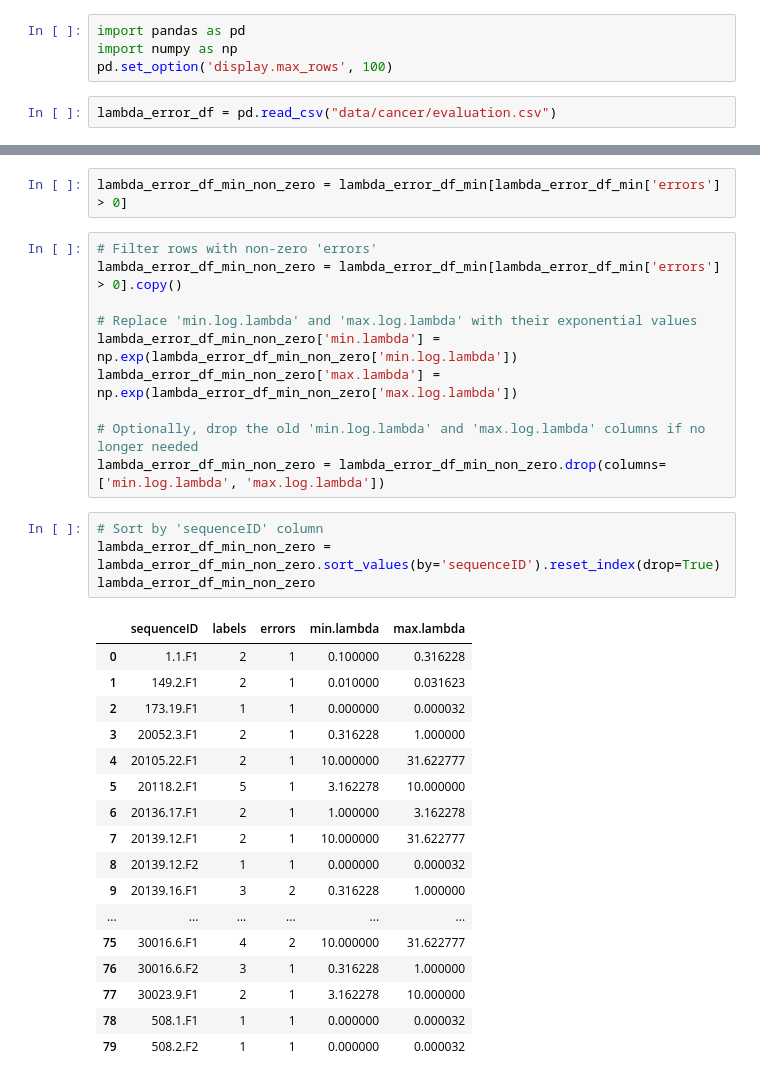
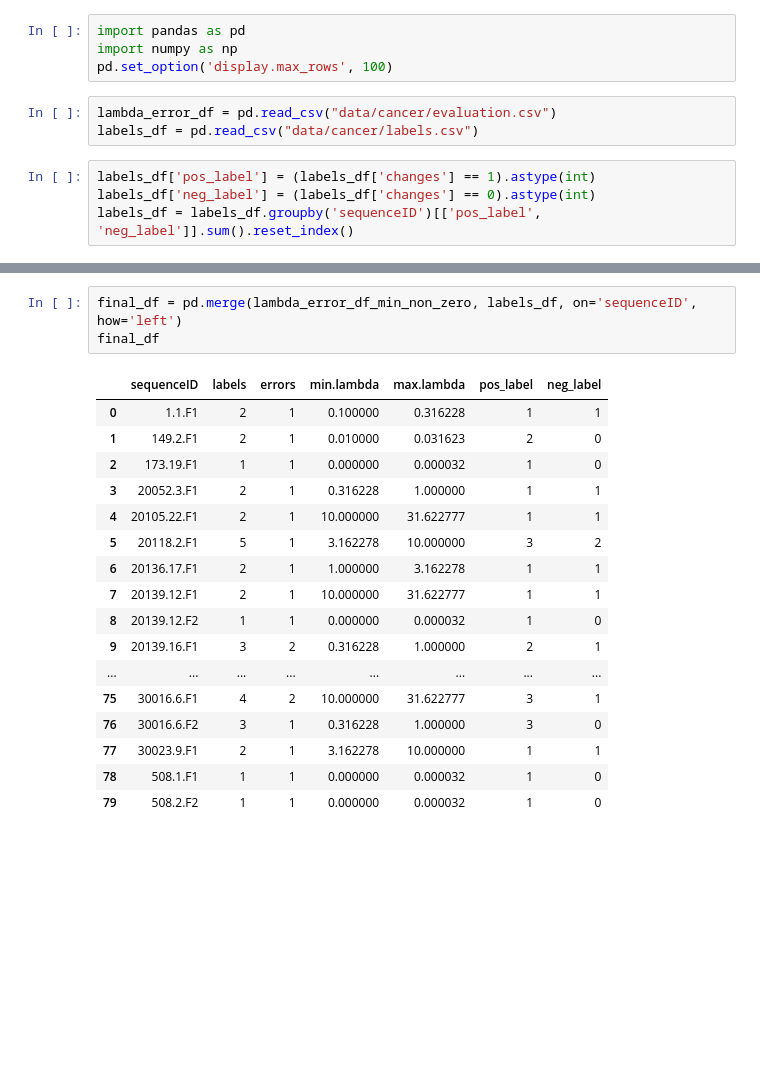
Before and after one commit to lamtung16/ML_Changepoint_Detection_Auto, a Jupyter notebook: test_sequence_cancer_has_label_error.ipynb, the cells around one changed output, grey strips where cells are left out. Cells and saved outputs as stored; diff of their text form; blank space fills up the shorter version.

```diff
--- a/test_sequence_cancer_has_label_error.ipynb
+++ b/test_sequence_cancer_has_label_error.ipynb
@@ -4,6 +4,11 @@ import numpy as np
 pd.set_option('display.max_rows', 100)
 # %%
 lambda_error_df = pd.read_csv("data/cancer/evaluation.csv")
+labels_df = pd.read_csv("data/cancer/labels.csv")
+# %%
+labels_df['pos_label'] = (labels_df['changes'] == 1).astype(int)
+labels_df['neg_label'] = (labels_df['changes'] == 0).astype(int)
+labels_df = labels_df.groupby('sequenceID')[['pos_label', 'neg_label']].sum().reset_index()
 # %%
 # Get the index of the minimum 'errors' value for each 'sequenceID' group
 min_error_indices = lambda_error_df.groupby('sequenceID')['errors'].idxmin()
@@ -13,34 +34,21 @@ lambda_error_df_min = lambda_error_df.loc[min_error_indices].reset_index(drop=Tr
-# %%
-lambda_error_df_min_non_zero = lambda_error_df_min[lambda_error_df_min['errors'] > 0]
-# %%
-# Filter rows with non-zero 'errors'
-lambda_error_df_min_non_zero = lambda_error_df_min[lambda_error_df_min['errors'] > 0].copy()
-
-# Replace 'min.log.lambda' and 'max.log.lambda' with their exponential values
-lambda_error_df_min_non_zero['min.lambda'] = np.exp(lambda_error_df_min_non_zero['min.log.lambda'])
-lambda_error_df_min_non_zero['max.lambda'] = np.exp(lambda_error_df_min_non_zero['max.log.lambda'])
-
-# Optionally, drop the old 'min.log.lambda' and 'max.log.lambda' columns if no longer needed
-lambda_error_df_min_non_zero = lambda_error_df_min_non_zero.drop(columns=['min.log.lambda', 'max.log.lambda'])
-# %%
-# Sort by 'sequenceID' column
-lambda_error_df_min_non_zero = lambda_error_df_min_non_zero.sort_values(by='sequenceID').reset_index(drop=True)
-lambda_error_df_min_non_zero
-# %% [output]
-|  | sequenceID | labels | errors | min.lambda | max.lambda |
-| 0 | 1.1.F1 | 2 | 1 | 0.100000 | 0.316228 |
-| 1 | 149.2.F1 | 2 | 1 | 0.010000 | 0.031623 |
-| 2 | 173.19.F1 | 1 | 1 | 0.000000 | 0.000032 |
-| 3 | 20052.3.F1 | 2 | 1 | 0.316228 | 1.000000 |
-| 4 | 20105.22.F1 | 2 | 1 | 10.000000 | 31.622777 |
-| 5 | 20118.2.F1 | 5 | 1 | 3.162278 | 10.000000 |
-| 6 | 20136.17.F1 | 2 | 1 | 1.000000 | 3.162278 |
-| 7 | 20139.12.F1 | 2 | 1 | 10.000000 | 31.622777 |
-| 8 | 20139.12.F2 | 1 | 1 | 0.000000 | 0.000032 |
-| 9 | 20139.16.F1 | 3 | 2 | 0.316228 | 1.000000 |
-| ... | ... | ... | ... | ... | ... |
-| 75 | 30016.6.F1 | 4 | 2 | 10.000000 | 31.622777 |
-| 76 | 30016.6.F2 | 3 | 1 | 0.316228 | 1.000000 |
-| 77 | 30023.9.F1 | 2 | 1 | 3.162278 | 10.000000 |
-| 78 | 508.1.F1 | 1 | 1 | 0.000000 | 0.000032 |
-| 79 | 508.2.F2 | 1 | 1 | 0.000000 | 0.000032 |
+# %%
+final_df = pd.merge(lambda_error_df_min_non_zero, labels_df, on='sequenceID', how='left')
+final_df
+# %% [output]
+|  | sequenceID | labels | errors | min.lambda | max.lambda | pos_label | neg_label |
+| 0 | 1.1.F1 | 2 | 1 | 0.100000 | 0.316228 | 1 | 1 |
+| 1 | 149.2.F1 | 2 | 1 | 0.010000 | 0.031623 | 2 | 0 |
+| 2 | 173.19.F1 | 1 | 1 | 0.000000 | 0.000032 | 1 | 0 |
+| 3 | 20052.3.F1 | 2 | 1 | 0.316228 | 1.000000 | 1 | 1 |
+| 4 | 20105.22.F1 | 2 | 1 | 10.000000 | 31.622777 | 1 | 1 |
+| 5 | 20118.2.F1 | 5 | 1 | 3.162278 | 10.000000 | 3 | 2 |
+| 6 | 20136.17.F1 | 2 | 1 | 1.000000 | 3.162278 | 1 | 1 |
+| 7 | 20139.12.F1 | 2 | 1 | 10.000000 | 31.622777 | 1 | 1 |
+| 8 | 20139.12.F2 | 1 | 1 | 0.000000 | 0.000032 | 1 | 0 |
+| 9 | 20139.16.F1 | 3 | 2 | 0.316228 | 1.000000 | 2 | 1 |
+| ... | ... | ... | ... | ... | ... | ... | ... |
+| 75 | 30016.6.F1 | 4 | 2 | 10.000000 | 31.622777 | 3 | 1 |
+| 76 | 30016.6.F2 | 3 | 1 | 0.316228 | 1.000000 | 3 | 0 |
+| 77 | 30023.9.F1 | 2 | 1 | 3.162278 | 10.000000 | 1 | 1 |
+| 78 | 508.1.F1 | 1 | 1 | 0.000000 | 0.000032 | 1 | 0 |
+| 79 | 508.2.F2 | 1 | 1 | 0.000000 | 0.000032 | 1 | 0 |
```
Also changed, not shown: parts of 1 cell of this notebook, 1 other file.
